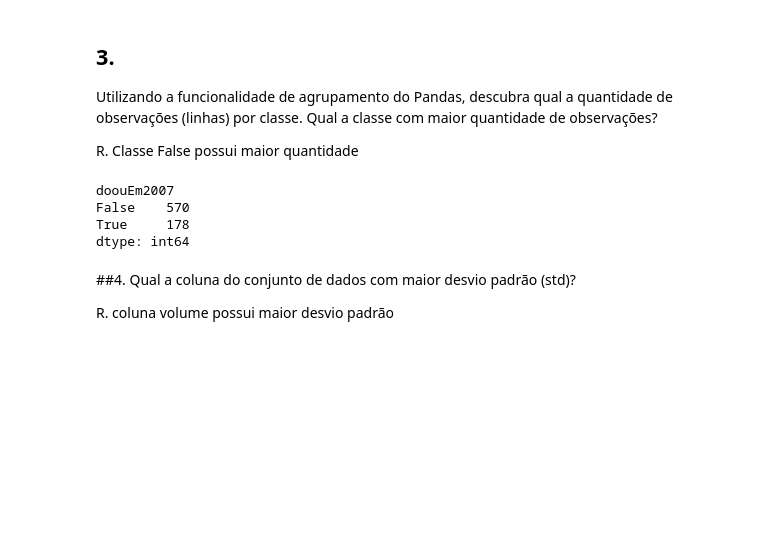
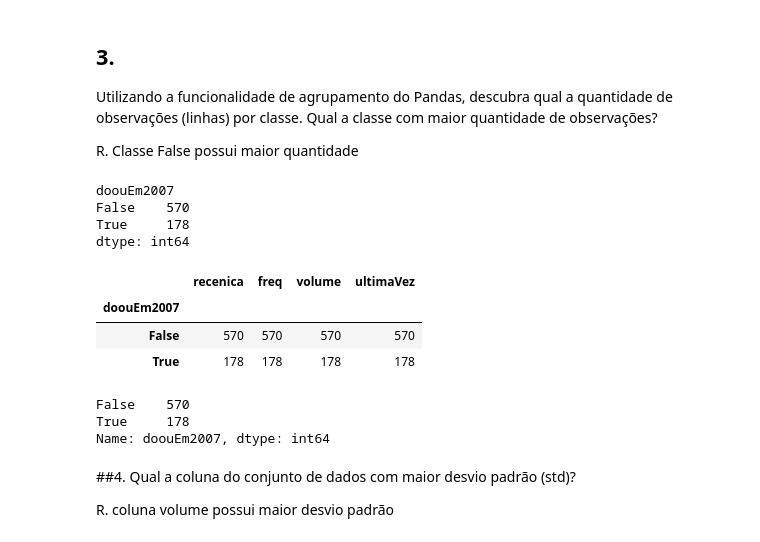
Before and after one commit to EutruTepit/BigData2022, a Jupyter notebook: Trabalhos/Atividade_3_Exercícios_sobre_KDD.ipynb, the cells around one changed output. Drawn from its saved outputs; the diff is of its cells as text; code cells hidden in the pictures; blank space fills up the shorter version.

```diff
--- a/Trabalhos/Atividade_3_Exercícios_sobre_KDD.ipynb
+++ b/Trabalhos/Atividade_3_Exercícios_sobre_KDD.ipynb
@@ -76,6 +78,20 @@ doouEm2007
 False    570
 True     178
 dtype: int64
+# %%
+# outros metodos de resolver
+df.groupby(["doouEm2007"]).count()
+# %% [output]
+|  | recenica | freq | volume | ultimaVez |
+| doouEm2007 |  |  |  |  |
+| False | 570 | 570 | 570 | 570 |
+| True | 178 | 178 | 178 | 178 |
+# %%
+df["doouEm2007"].value_counts()
+# %% [output]
+False    570
+True     178
+Name: doouEm2007, dtype: int64
 # %% [markdown]
 ##4.
  Qual a coluna do conjunto de dados com maior desvio padrão (std)?
```
Also changed, not shown: parts of 5 cells of this notebook.
